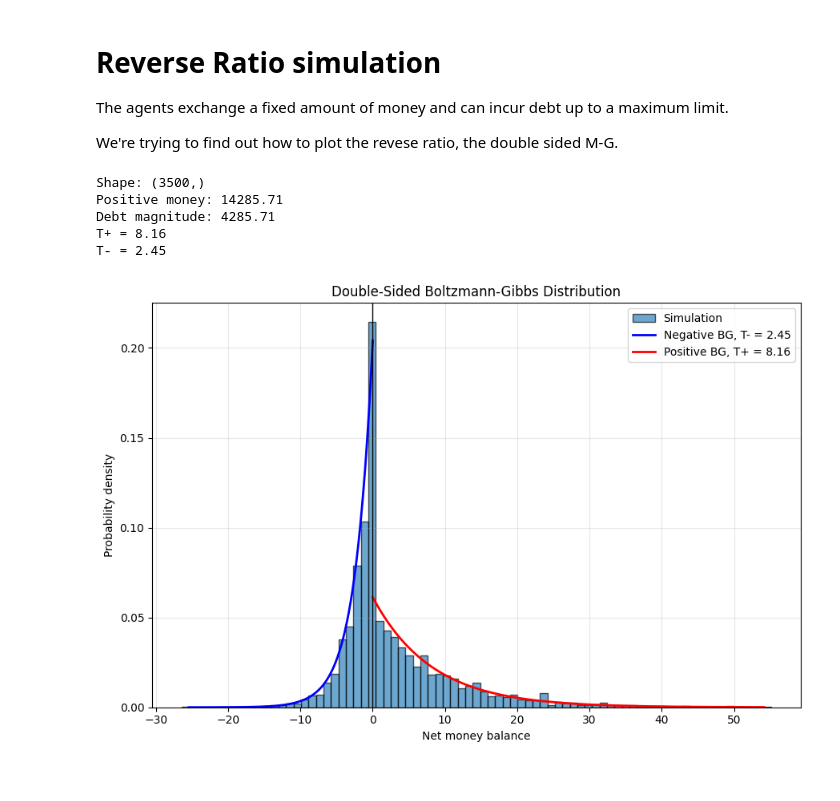
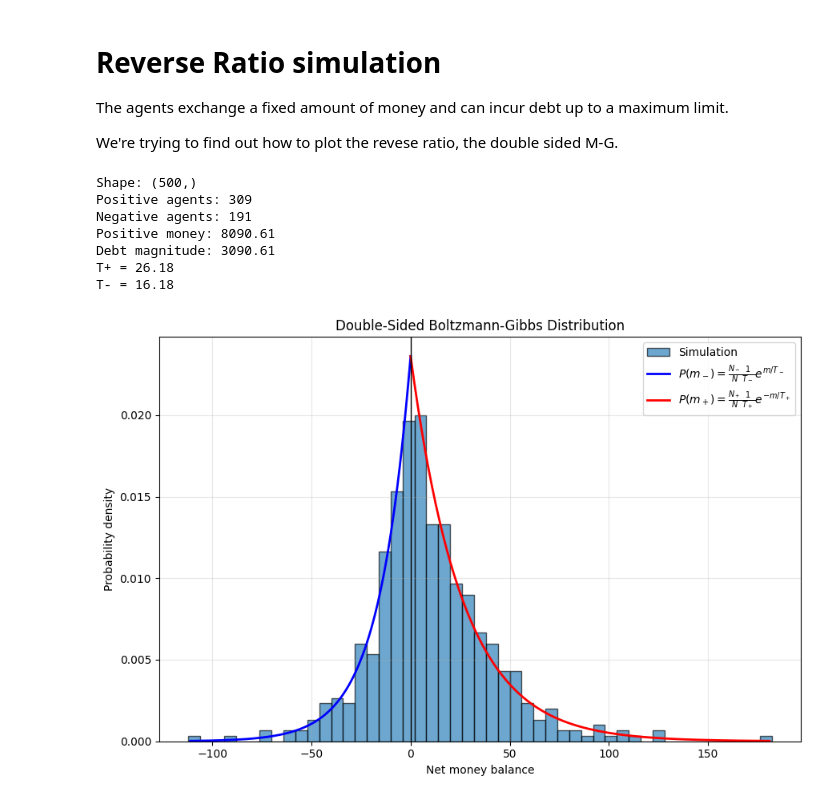
Before and after one commit to giacomells/Statistical-Mechanics-of-Money, a Jupyter notebook: ReverseRatio.ipynb, the cells around one changed output. Saved outputs shown, nothing was run; the diff lists cells and outputs as text; code cells hidden in the pictures.

Commit message:
Reverse ratio paragraph, I must delete some stuff

```diff
--- a/ReverseRatio.ipynb
+++ b/ReverseRatio.ipynb
@@ -11,12 +11,12 @@ import numpy as np
 
 func = importlib.reload(func)
 # %%
-N = 3500
-M0 = 10000
-r = 0.7
+N = 500
+M0 = 5000
 steps = 1e7
+r = 0.618
 
-agents = func.simulate_double_sided(
+agents = func.simulate_double_sided_ratio(
     N=N,
     M0=M0,
     r=r,
@@ -24,7 +24,7 @@ agents = func.simulate_double_sided(
     transaction_type="constant"
 )
 
-N_positive = N // 2
+N_positive = int(round(r * N))
 N_negative = N - N_positive
 positive_agents = agents[:N_positive]
 negative_agents = agents[N_positive:]
@@ -35,20 +35,34 @@ T_plus = M_positive / N_positive
 T_minus = M_negative / N_negative
 
 print(f"Shape: {agents.shape}")
+print(f"Positive agents: {N_positive}")
+print(f"Negative agents: {N_negative}")
 print(f"Positive money: {positive_agents.sum():.2f}")
 print(f"Debt magnitude: {-negative_agents.sum():.2f}")
 print(f"T+ = {T_plus:.2f}")
 print(f"T- = {T_minus:.2f}")
 # %% [output]
-Shape: (3500,)
-Positive money: 14285.71
-Debt magnitude: 4285.71
-T+ = 8.16
-T- = 2.45
+Shape: (500,)
+Positive agents: 309
+Negative agents: 191
+Positive money: 8090.61
+Debt magnitude: 3090.61
+T+ = 26.18
+T- = 16.18
 # %%
+N_positive = int(round(r * N))
+N_negative = N - N_positive
+positive_agents = agents[:N_positive]
+negative_agents = agents[N_positive:]
+
+M_positive = M0 / r
+M_negative = M0 * (1 - r) / r
+T_plus = M_positive / N_positive
+T_minus = M_negative / N_negative
+
 fig, ax = plt.subplots(figsize=(9, 6))
 
-bins = np.linspace(agents.min() - 1, agents.max() + 1, 80)
+bins = np.linspace(agents.min() - 1, agents.max() + 1, 50)
 
 ax.hist(
     agents,
@@ -59,8 +73,8 @@ ax.hist(
     label="Simulation"
 )
 
-x_negative = np.linspace(agents.min(), 0, 300)
-x_positive = np.linspace(0, agents.max(), 300)
+x_negative = np.linspace(negative_agents.min(), 0, 300)
+x_positive = np.linspace(0, positive_agents.max(), 300)
 
 p_negative = (
     (N_negative / N)
@@ -68,33 +82,33 @@ p_negative = (
     * np.exp(x_negative / T_minus)
 )
 p_positive = (
     (N_positive / N)
     * (1 / T_plus)
     * np.exp(-x_positive / T_plus)
 )
 
 ax.plot(
     x_negative,
     p_negative,
     "b-",
     linewidth=2,
-    label=f"Negative BG, T- = {T_minus:.2f}"
+    label=r"$P(m_-) = \frac{N_-}{N}\frac{1}{T_-} e^{m/T_-}$"
 )
 ax.plot(
     x_positive,
     p_positive,
     "r-",
     linewidth=2,
-    label=f"Positive BG, T+ = {T_plus:.2f}"
+    label=r"$P(m_+) = \frac{N_+}{N}\frac{1}{T_+} e^{-m/T_+}$"
 )
 
 ax.axvline(0, color="black", linewidth=1)
 ax.set_xlabel("Net money balance")
 ax.set_ylabel("Probability density")
 ax.set_title("Double-Sided Boltzmann-Gibbs Distribution")
 ax.legend()
 ax.grid(alpha=0.3)
 plt.tight_layout()
 plt.show()
 # %% [output]
-[figure, old version]
+[figure, new version]
```
Also changed, not shown: 4 other files.
